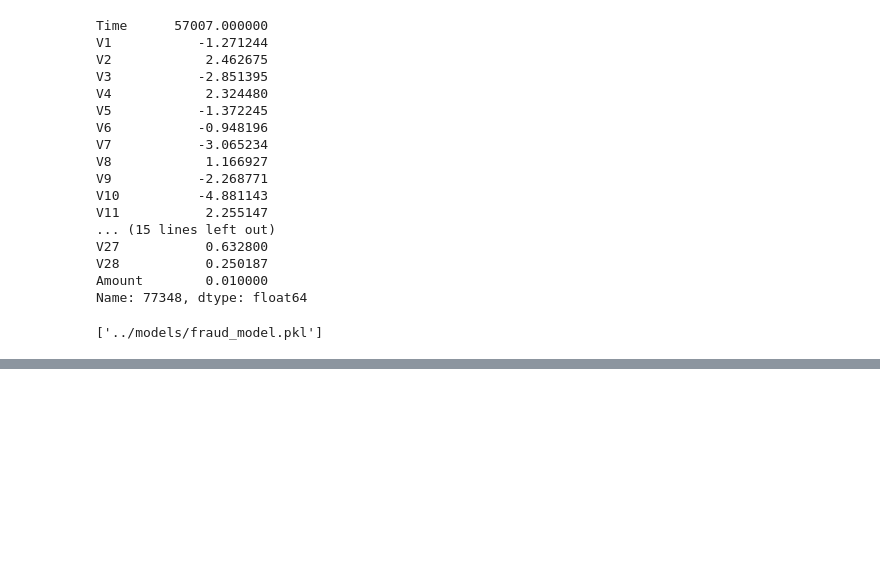
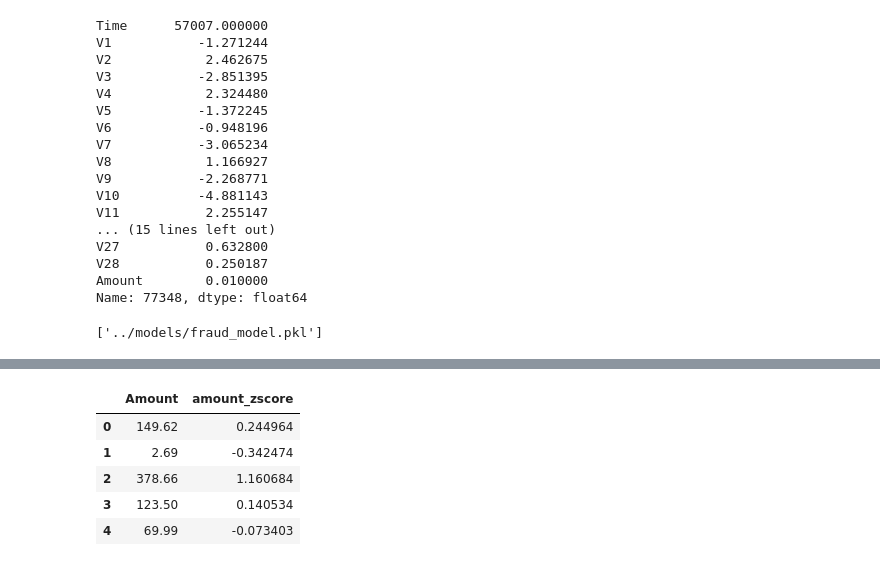
Before and after one commit to adritanotadorito/fraud-simulator, a Jupyter notebook: ml/notebooks/fraud_detection.ipynb, the cells around one changed output, grey strips where cells are left out. Saved outputs shown, nothing was run; the diff lists cells and outputs as text; code cells hidden in the pictures; blank space fills up the shorter version.

```diff
--- a/ml/notebooks/fraud_detection.ipynb
+++ b/ml/notebooks/fraud_detection.ipynb
@@ -226,0 +249,15 @@ joblib.dump(model, "../models/fraud_model.pkl")
+# %%
+# Amount Z Score
+features_df = df.copy()
+features_df["amount_zscore"] = (
+    (features_df["Amount"] - features_df["Amount"].mean())
+    / features_df["Amount"].std()
+)
+features_df[["Amount", "amount_zscore"]].head()
+# %% [output]
+|  | Amount | amount_zscore |
+| 0 | 149.62 | 0.244964 |
+| 1 | 2.69 | -0.342474 |
+| 2 | 378.66 | 1.160684 |
+| 3 | 123.50 | 0.140534 |
+| 4 | 69.99 | -0.073403 |
```
Also changed, not shown: parts of 13 cells of this notebook, 8 other files.
